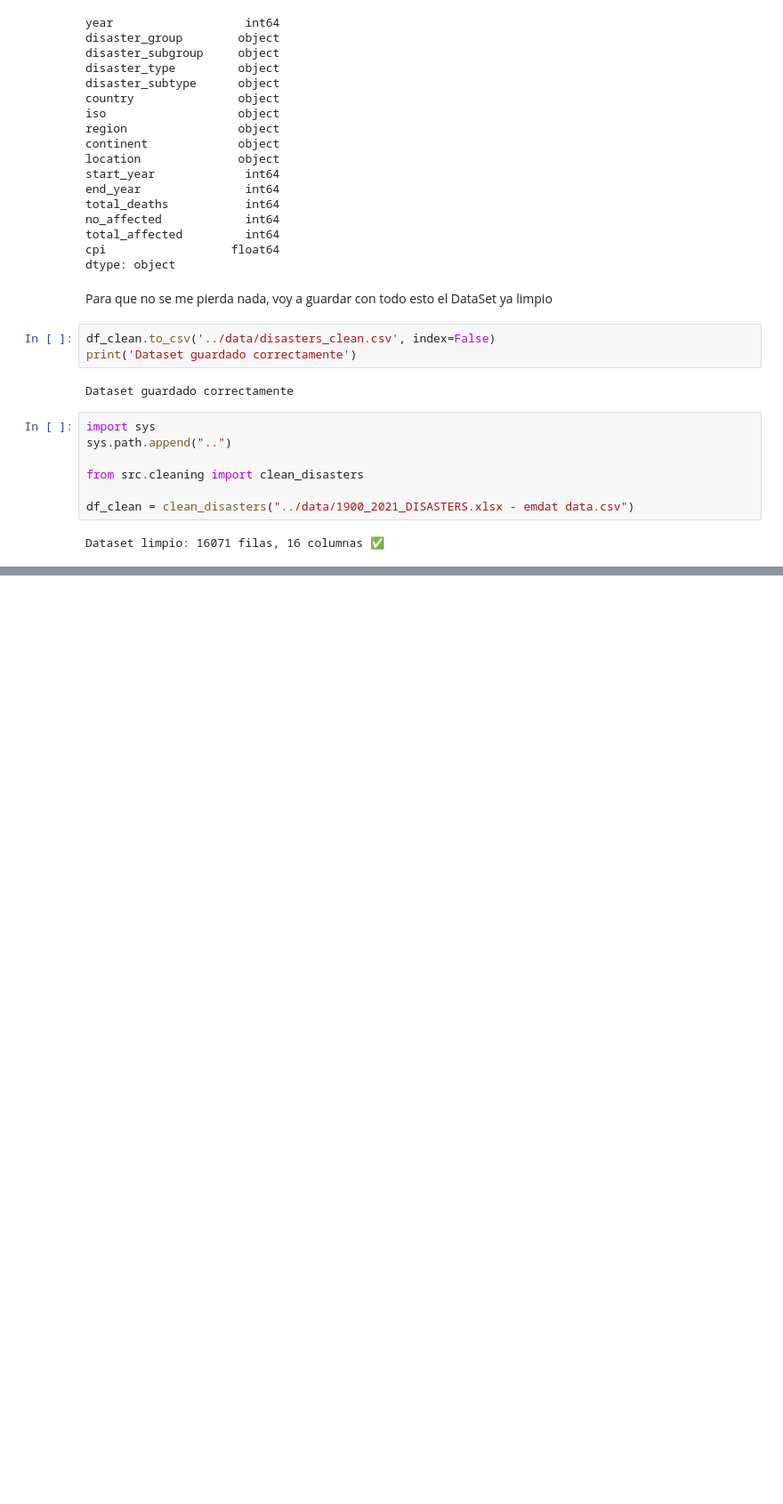
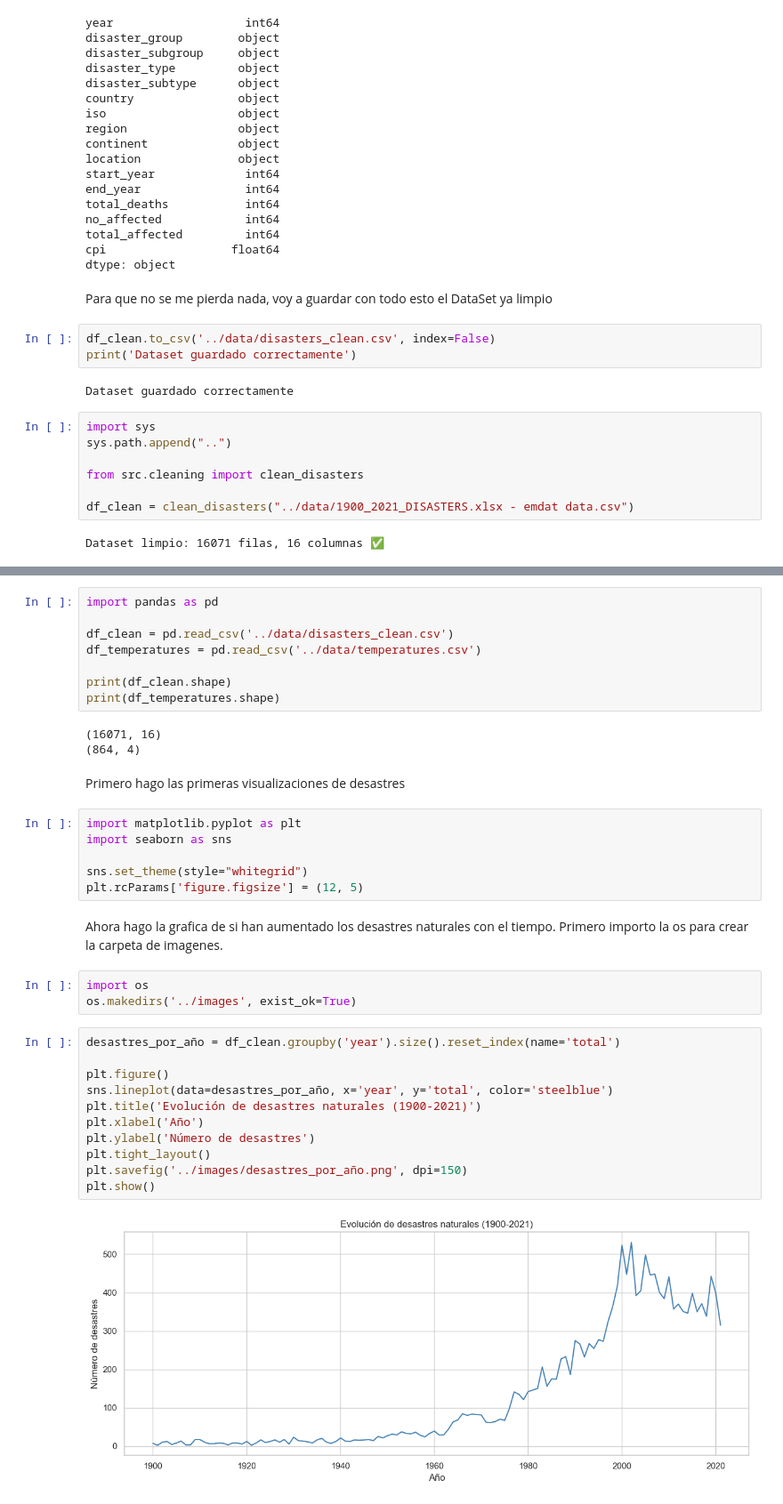
Before and after one commit to erikajcd08/Project-1--Clima-y-Cat-strofres-Naturales, a Jupyter notebook: notebooks/Project 1- Clima y Catastrofes Naturales Notebook.ipynb, the cells around one changed output, grey strips where cells are left out. Shown at 89% size. Saved outputs shown, nothing was run; the diff lists cells and outputs as text; blank space fills up the shorter version.

Commit message:
Añadir datos temperatura y visualizaciones

```diff
--- a/notebooks/Project 1- Clima y Catastrofes Naturales Notebook.ipynb
+++ b/notebooks/Project 1- Clima y Catastrofes Naturales Notebook.ipynb
@@ -285,0 +496,37 @@ Dataset limpio: 16071 filas, 16 columnas ✅
+# %%
+import pandas as pd
+
+df_clean = pd.read_csv('../data/disasters_clean.csv')
+df_temperatures = pd.read_csv('../data/temperatures.csv')
+
+print(df_clean.shape)
+print(df_temperatures.shape)
+# %% [output]
+(16071, 16)
+(864, 4)
+# %% [markdown]
+Primero hago las primeras visualizaciones de desastres
+# %%
+import matplotlib.pyplot as plt
+import seaborn as sns
+
+sns.set_theme(style="whitegrid")
+plt.rcParams['figure.figsize'] = (12, 5)
+# %% [markdown]
+Ahora hago la grafica de si han aumentado los desastres naturales con el tiempo. Primero importo la os para crear la carpeta de imagenes.
+# %%
+import os
+os.makedirs('../images', exist_ok=True)
+# %%
+desastres_por_año = df_clean.groupby('year').size().reset_index(name='total')
+
+plt.figure()
+sns.lineplot(data=desastres_por_año, x='year', y='total', color='steelblue')
+plt.title('Evolución de desastres naturales (1900-2021)')
+plt.xlabel('Año')
+plt.ylabel('Número de desastres')
+plt.tight_layout()
+plt.savefig('../images/desastres_por_año.png', dpi=150)
+plt.show()
+# %% [output]
+[figure, added]
```
Also changed, not shown: parts of 19 cells of this notebook, 4 other files.
